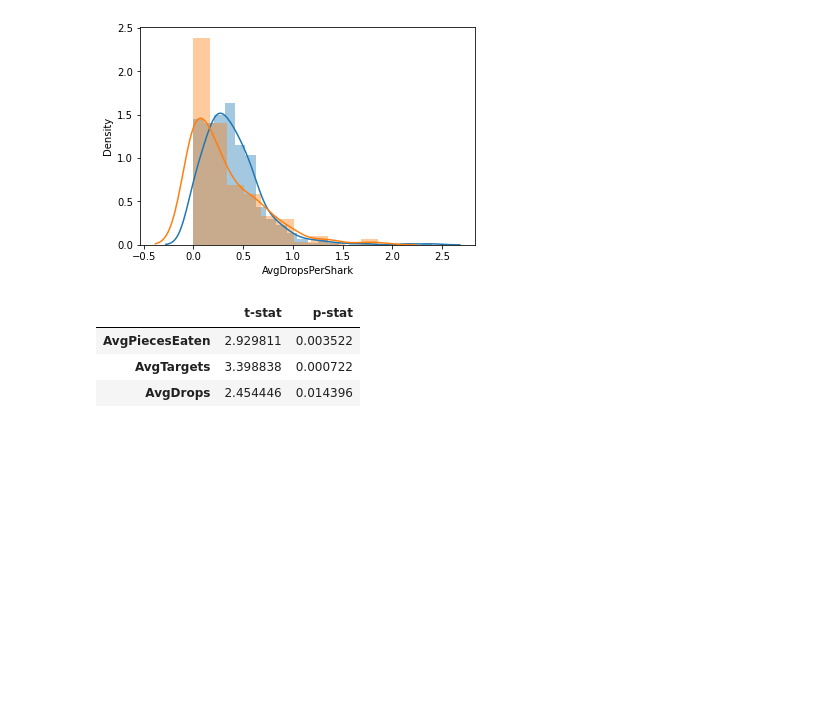
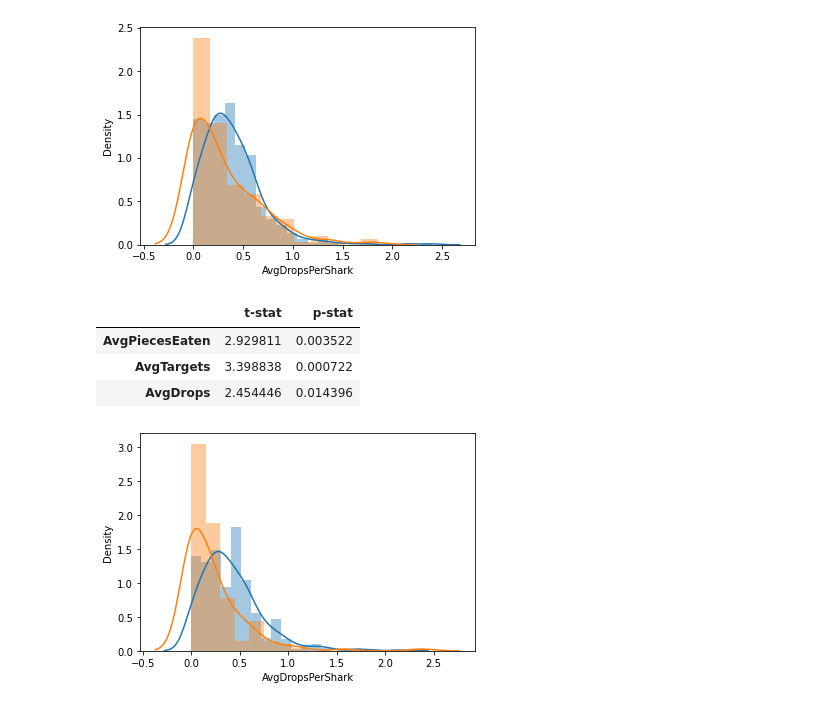
Before and after one commit to Data-Science-in-Business-Fall-2020/final-project-spencer_parker_chris, a Jupyter notebook: analytics-all-sharks-spencer.ipynb, the cells around one changed output. Cells and saved outputs as stored; diff of their text form; code cells hidden in the pictures; blank space fills up the shorter version.

```diff
--- a/analytics-all-sharks-spencer.ipynb
+++ b/analytics-all-sharks-spencer.ipynb
@@ -89,3 +96,8 @@ dfstatsgarlic.head()
 | AvgPiecesEaten | 2.929811 | 0.003522 |
 | AvgTargets | 3.398838 | 0.000722 |
 | AvgDrops | 2.454446 | 0.014396 |
+# %%
+ax = sns.distplot(df[df.Herring == 0].AvgDropsPerShark)
+ax = sns.distplot(df[df.Herring == 1].AvgDropsPerShark)
+# %% [output]
+[figure, added]
```
Also changed, not shown: parts of 49 cells of this notebook, 1 other file.
